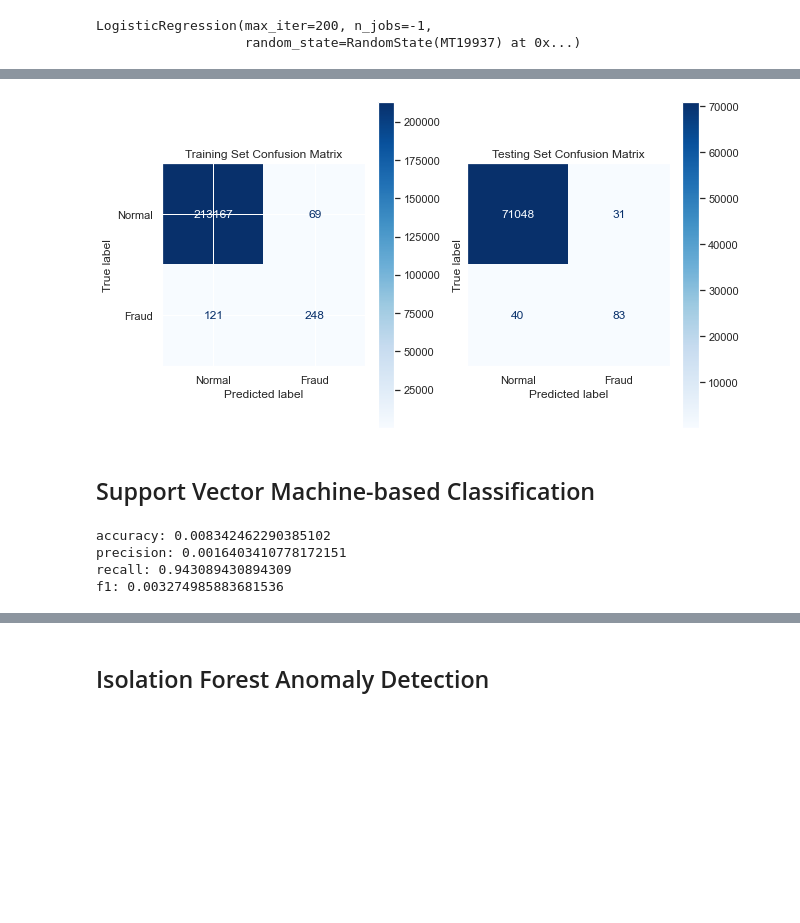
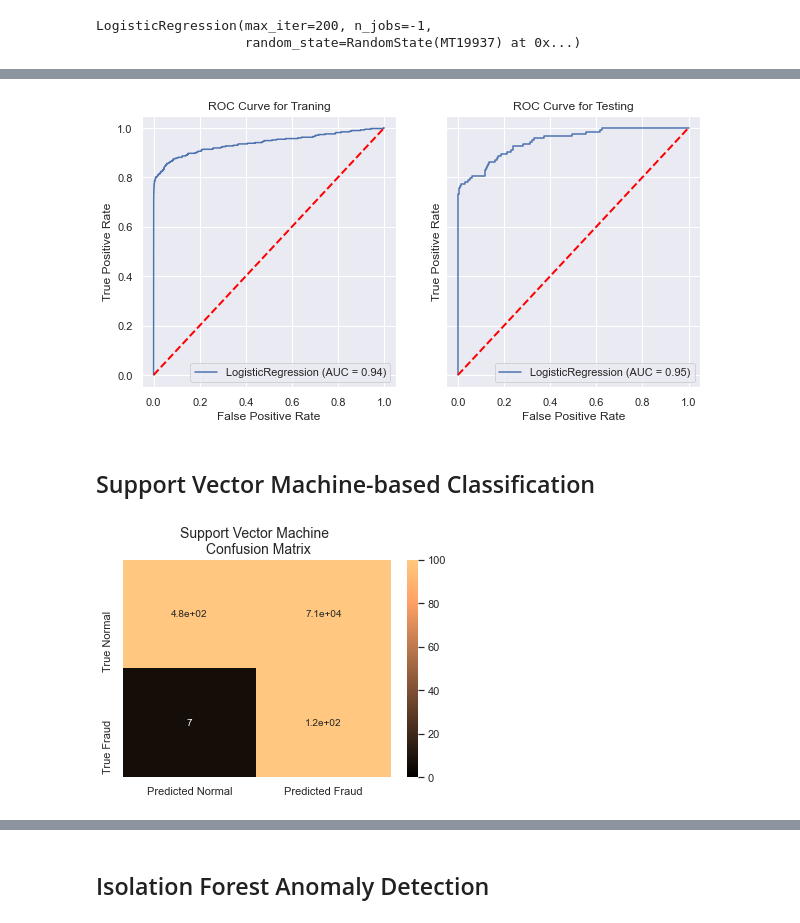
Before and after one commit to Lionslicer-Coding/mod3project, a Jupyter notebook: index.ipynb, the cells around one changed output, grey strips where cells are left out. Cells and saved outputs as stored; diff of their text form; code cells hidden in the pictures; blank space fills up the shorter version.

```diff
--- a/index.ipynb
+++ b/index.ipynb
@@ -303,7 +256,7 @@ f1: 0.70042194092827
 # %%
-plot_conf_matrix(logreg, x_train, y_train, x_test, y_test, class_names)
+plot_roc(logreg, x_train, y_train, x_test, y_test)
 # %% [output]
-[figure, old version]
+[figure, new version]
 # %% [markdown]
 ## Support Vector Machine-based Classification
 # %%
@@ -313,14 +268,7 @@ svm_reg.fit(x_train)
 svm_predictions = svm_reg.predict(x_test)
 svm_predictions[svm_predictions == 1] = 0
 svm_predictions[svm_predictions == -1] = 1
-# %%
-print("accuracy: {}".format(accuracy_score(y_test,svm_predictions)))
-print("precision: {}".format(precision_score(y_test,svm_predictions)))
-print("recall: {}".format(recall_score(y_test,svm_predictions)))
-print("f1: {}".format(f1_score(y_test,svm_predictions,average='binary')))
-print(" ")
-# %% [output]
-accuracy: 0.008342462290385102
-precision: 0.0016403410778172151
-recall: 0.943089430894309
-f1: 0.003274985883681536
+# %%
+plot_conf_matrix('Support Vector Machine', svm_predictions, y_test)
+# %% [output]
+[figure, added]
```
Also changed, not shown: parts of 30 cells of this notebook.
